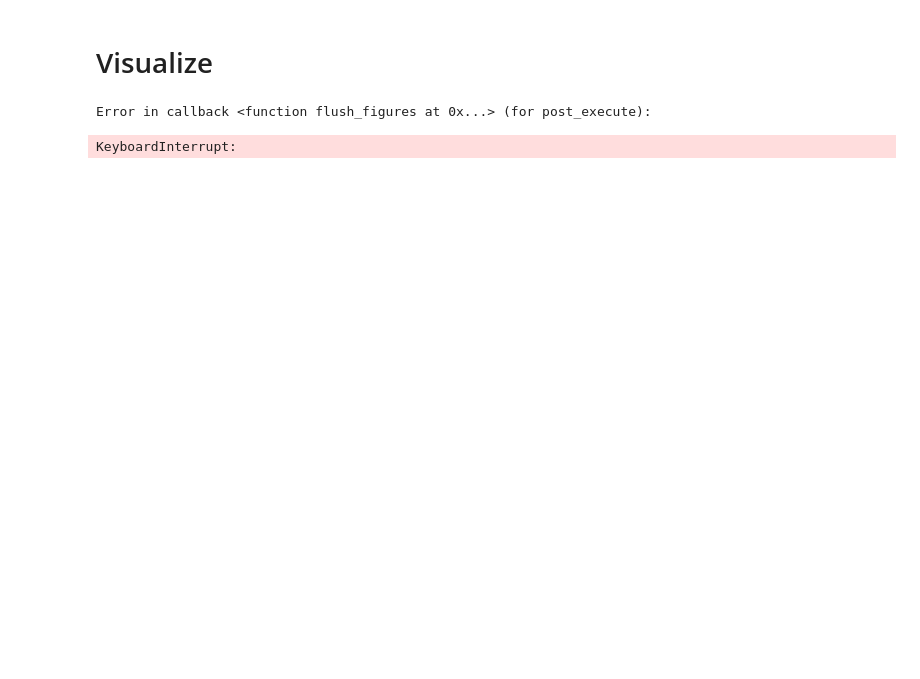
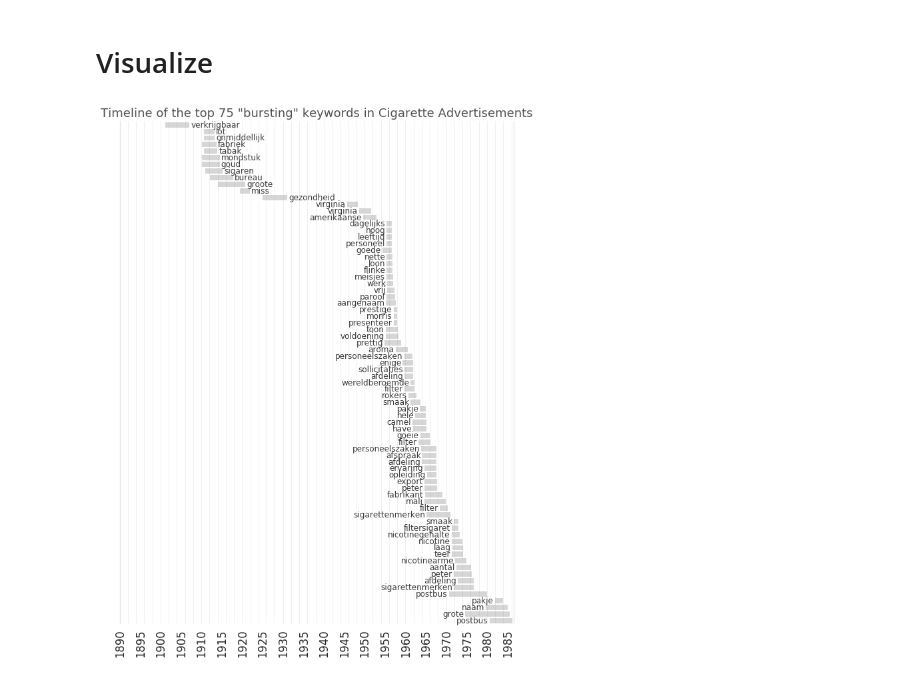
Before and after one commit to melvinwevers/eldorado, a Jupyter notebook: notebooks/mw-4.burst_analysis.ipynb, the cells around one changed output. Cells and saved outputs as stored; diff of their text form; code cells hidden in the pictures; blank space fills up the shorter version.

```diff
--- a/notebooks/mw-4.burst_analysis.ipynb
+++ b/notebooks/mw-4.burst_analysis.ipynb
@@ -438,6 +478,8 @@ word 25 complete
 # %%
-remove_burst = ['bel', 'inl', 'graag', 'auto', 'prima', 'uur', 'uwe', 'brieven', 'letter', 'bet', 'adam',
-               'amsterdam', 'rotterdam', 'personeel', 'afdeling', 'sollicitatie', 'postbus']
+remove_burst = ['bel', 'inl', 'graag', 'auto', 'prima', 'uur', 'uwe',
+                'brieven', 'letter', 'bet', 'adam',
+               'amsterdam', 'rotterdam']
+                #personeel', 'afdeling', 'sollicitatie', 'postbus']
 # %%
 all_bursts = all_bursts[~all_bursts['label'].isin(remove_burst)] #clean burst list
 # %% [markdown]
@@ -445,7 +487,7 @@ all_bursts = all_bursts[~all_bursts['label'].isin(remove_burst)] #clean burst li
 # %%
 all_bursts2 = all_bursts[~all_bursts['label'].isin(remove_burst)]
 #plot only the n biggest bursts
-n_bursts = 50
+n_bursts = 75
 top_bursts = all_bursts2.sort_values(by='weight', ascending=False).reset_index(drop=True).loc[:n_bursts,:]
 
 #sort bursts by end date
@@ -480,32 +522,31 @@ start_bars = ax.barh(bar_pos, sorted_bursts.loc[:,'begin'], bar_width, align='ed
 #label each burst
 plt.yticks(ylabel_pos, '') #remove default labels
 for burst in range(len(sorted_bursts)):
     width = int(end_bars[burst].get_width())
     #place label on right side for early bursts
     if width <= (n/2):
         plt.text(width+4, ylabel_pos[burst], sorted_bursts.loc[burst,'label'],
                 fontsize=12, va='center', alpha=.9)
     #place label on left side for late bursts
     else:
         width = int(start_bars[burst].get_width())
         plt.text(width-4, ylabel_pos[burst], sorted_bursts.loc[burst,'label'],
                 fontsize=12, va='center', ha='right', alpha=.9)
 
 #format plot
 ax.set(xlim=(0, n), ylim=(0,n_bursts+1), ylabel='', xlabel='')
 ax.spines["top"].set_visible(False)
 ax.spines["bottom"].set_visible(False)
 ax.spines["left"].set_color([0.9, 0.9, 0.9])
 ax.spines["right"].set_color([0.9, 0.9, 0.9])
 for x in range(0, n):
     if (x+1)%24 == 0:
         plt.axvline(x,color='gray', linestyle='-', linewidth=0.5, alpha=0.25)
 plt.xticks(range(0,n+3,60),range(1890,1995,5),rotation='vertical')
 
 
 ax.set_title('Timeline of the top ' + str(n_bursts) +' "bursting" keywords in Cigarette Advertisements', size=18, alpha=.8)
 plt.tight_layout()
 plt.savefig(os.path.join(figures_path, "bursts_top50.png"), bbox_inches="tight", dpi=300)
 # %% [output]
-Error in callback <function flush_figures at 0x...> (for post_execute):
-KeyboardInterrupt:
+[figure, added]
```
Also changed, not shown: parts of 3 cells of this notebook, 8 other files.
